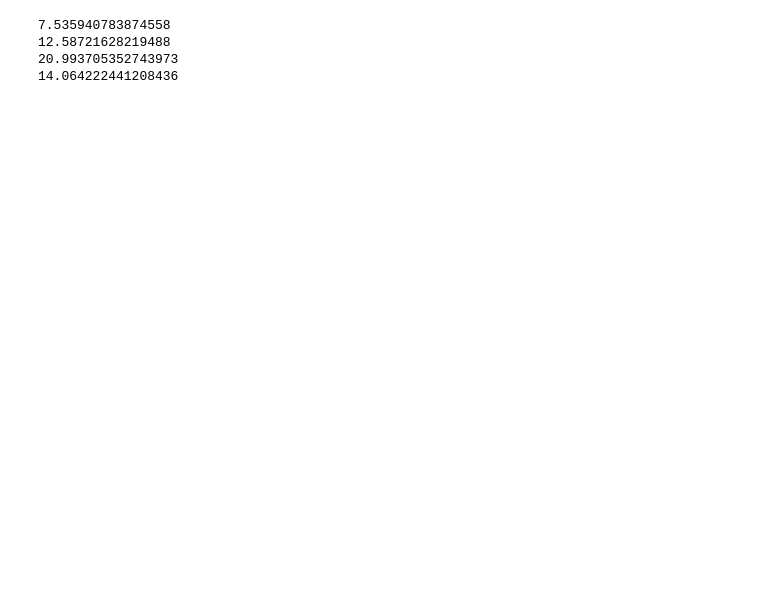
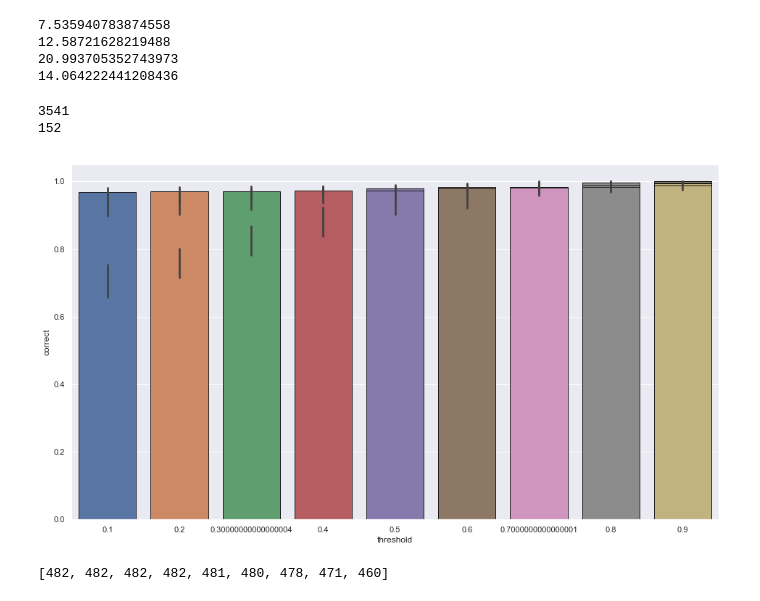
Before and after one commit to AlexKarlsen/thesis-src, a Jupyter notebook: DDNN/logging/threshold_test/Threshold analysis.ipynb, the cells around one changed output. Cells and saved outputs as stored; diff of their text form; code cells hidden in the pictures; blank space fills up the shorter version.

```diff
--- a/DDNN/logging/threshold_test/Threshold analysis.ipynb
+++ b/DDNN/logging/threshold_test/Threshold analysis.ipynb
@@ -169,3 +184,27 @@ print(exit_3_time-exit_2_time)
 12.58721628219488
 20.993705352743973
 14.064222441208436
+# %%
+print(len(df_sm.loc[(df_sm['exit'] == 1) & (df_sm['correct'] == True) & (df_sm['exited'] == 1)]))
+print(len(df_sm.loc[(df_sm['exit'] == 1) & (df_sm['correct'] == False) & (df_sm['exited'] == 1)]))
+# %% [output]
+3541
+152
+# %%
+plt.figure(figsize=(16,9))
+c = ["blue", "purple", "red", "green", "pink", ]
+only_exited = df_sm.loc[(df_sm['exited'] == 1)]
+for i, g in enumerate(only_exited.groupby("exit")):
+    ax = sns.barplot(data=g[1],
+                     x="threshold",
+                     y="correct",
+                     #hue="exit",
+                     #color=c[i],
+                     #zorder=-i, # so first bars stay on top
+                     edgecolor="k")
+# %% [output]
+[figure, added]
+# %%
+exit_hist_correct
+# %% [output]
+[482, 482, 482, 482, 481, 480, 478, 471, 460]
```
Also changed, not shown: parts of 9 cells of this notebook, 2 other files.
